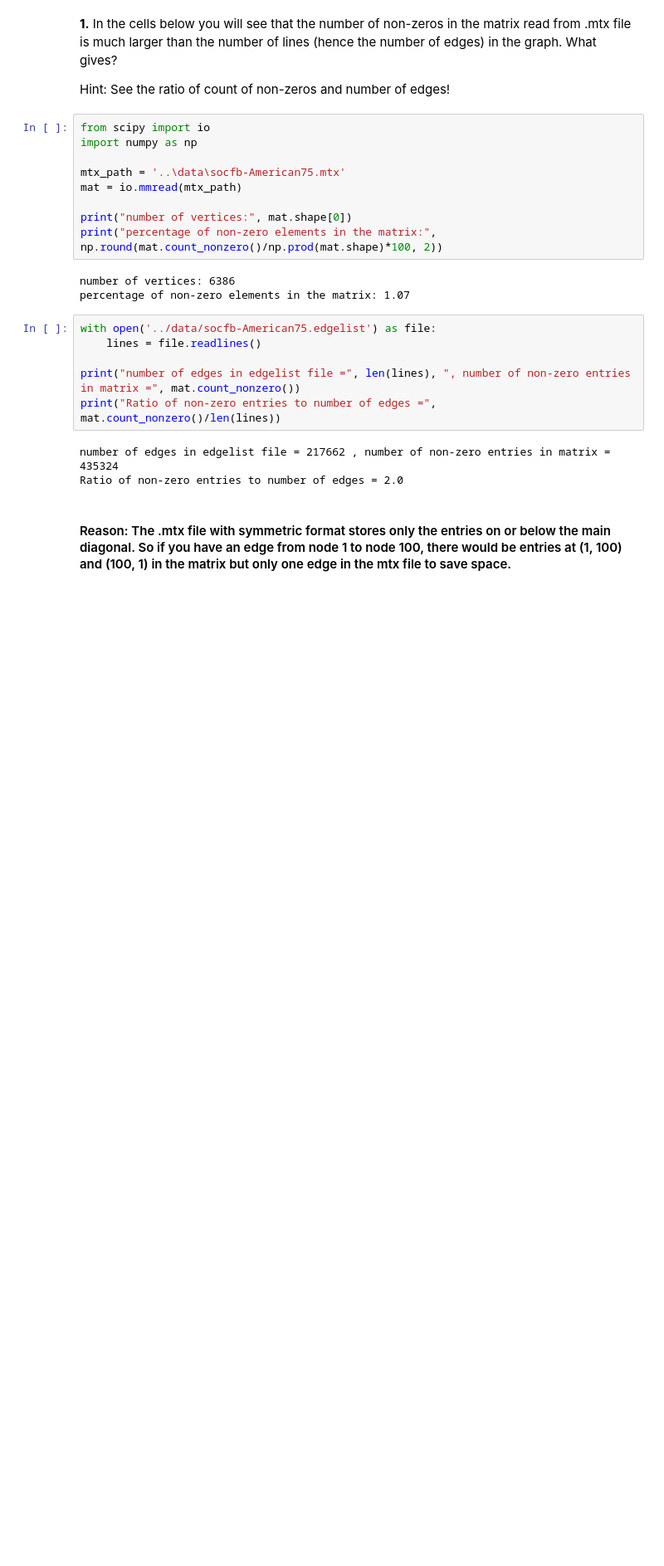
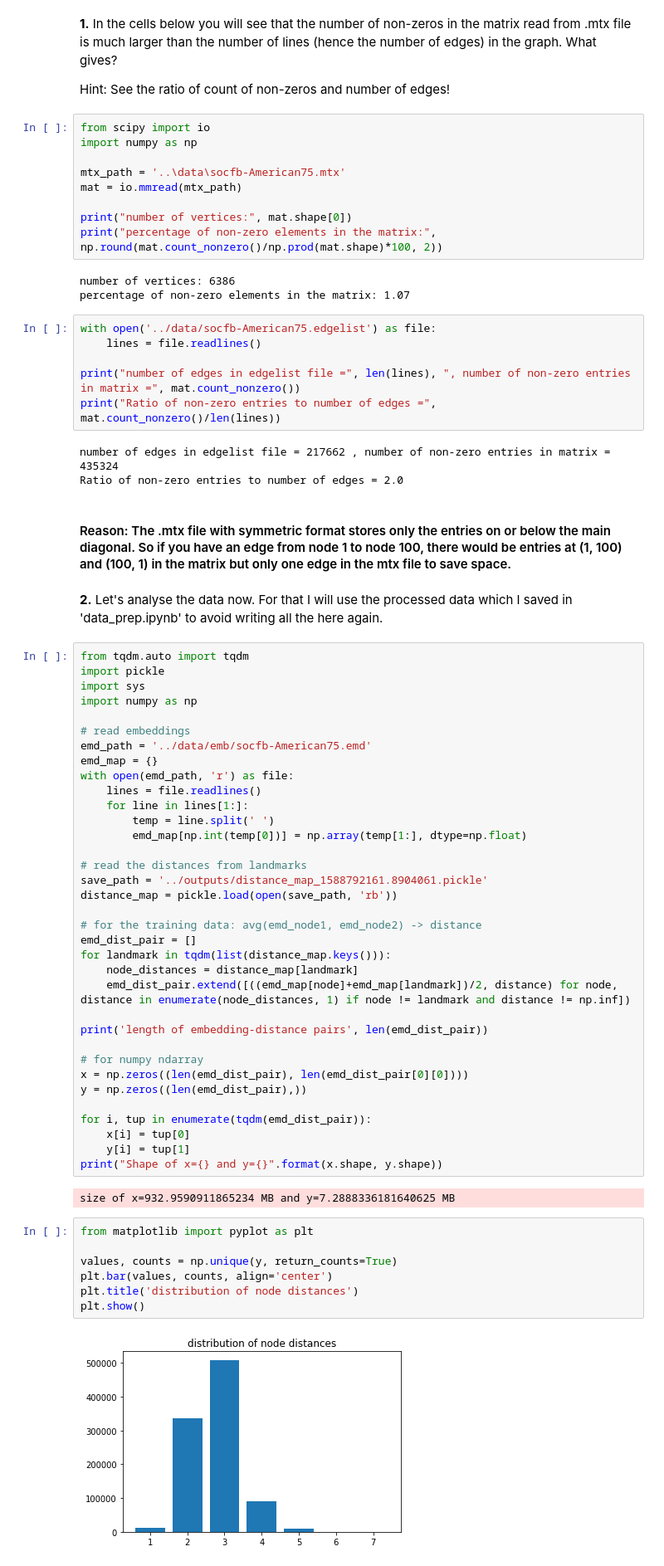
Before and after one commit to nayash/shortest-distance-approx-deep-learning, a Jupyter notebook: src/fun.ipynb, the cells around one changed output. Shown at 83% size. Cells and saved outputs as stored; diff of their text form; blank space fills up the shorter version.

```diff
--- a/src/fun.ipynb
+++ b/src/fun.ipynb
@@ -27,3 +27,51 @@ number of edges in edgelist file = 217662 , number of non-zero entries in matrix
 Ratio of non-zero entries to number of edges = 2.0
 # %% [markdown]
 #### Reason: The .mtx file with symmetric format stores only the entries on or below the main diagonal. So if you have an edge from node 1 to node 100, there would be entries at (1, 100) and (100, 1) in the matrix but only one edge in the mtx file to save space.
+# %% [markdown]
+<b>2.</b> Let's analyse the data now. For that I will use the processed data which I saved in 'data_prep.ipynb' to avoid writing all the here again.
+# %%
+from tqdm.auto import tqdm
+import pickle
+import sys
+import numpy as np
+
+# read embeddings
+emd_path = '../data/emb/socfb-American75.emd'
+emd_map = {}
+with open(emd_path, 'r') as file:
+    lines = file.readlines()
+    for line in lines[1:]:
+        temp = line.split(' ')
+        emd_map[np.int(temp[0])] = np.array(temp[1:], dtype=np.float)
+
+# read the distances from landmarks
+save_path = '../outputs/distance_map_1588792161.8904061.pickle'
+distance_map = pickle.load(open(save_path, 'rb'))
+
+# for the training data: avg(emd_node1, emd_node2) -> distance
+emd_dist_pair = []
+for landmark in tqdm(list(distance_map.keys())):
+    node_distances = distance_map[landmark]
+    emd_dist_pair.extend([((emd_map[node]+emd_map[landmark])/2, distance) for node, distance in enumerate(node_distances, 1) if node != landmark and distance != np.inf])
+
+print('length of embedding-distance pairs', len(emd_dist_pair))
+
+# for numpy ndarray
+x = np.zeros((len(emd_dist_pair), len(emd_dist_pair[0][0])))
+y = np.zeros((len(emd_dist_pair),))
+
+for i, tup in enumerate(tqdm(emd_dist_pair)):
+    x[i] = tup[0]
+    y[i] = tup[1]
+print("Shape of x={} and y={}".format(x.shape, y.shape))
+# %% [output]
+size of x=932.9590911865234 MB and y=7.2888336181640625 MB
+# %%
+from matplotlib import pyplot as plt
+
+values, counts = np.unique(y, return_counts=True)
+plt.bar(values, counts, align='center')
+plt.title('distribution of node distances')
+plt.show()
+# %% [output]
+[figure, added]
```
Also changed, not shown: parts of 1 cell of this notebook, 2 other files.
